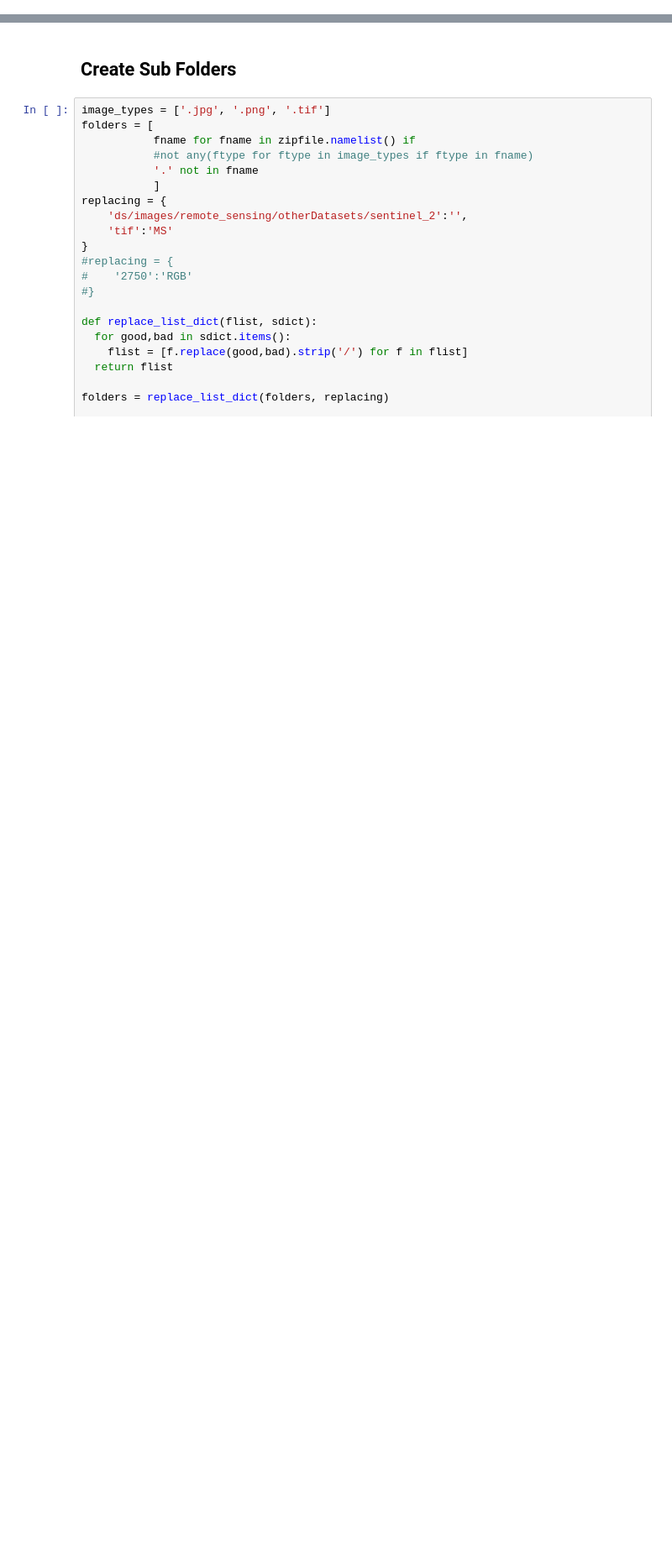
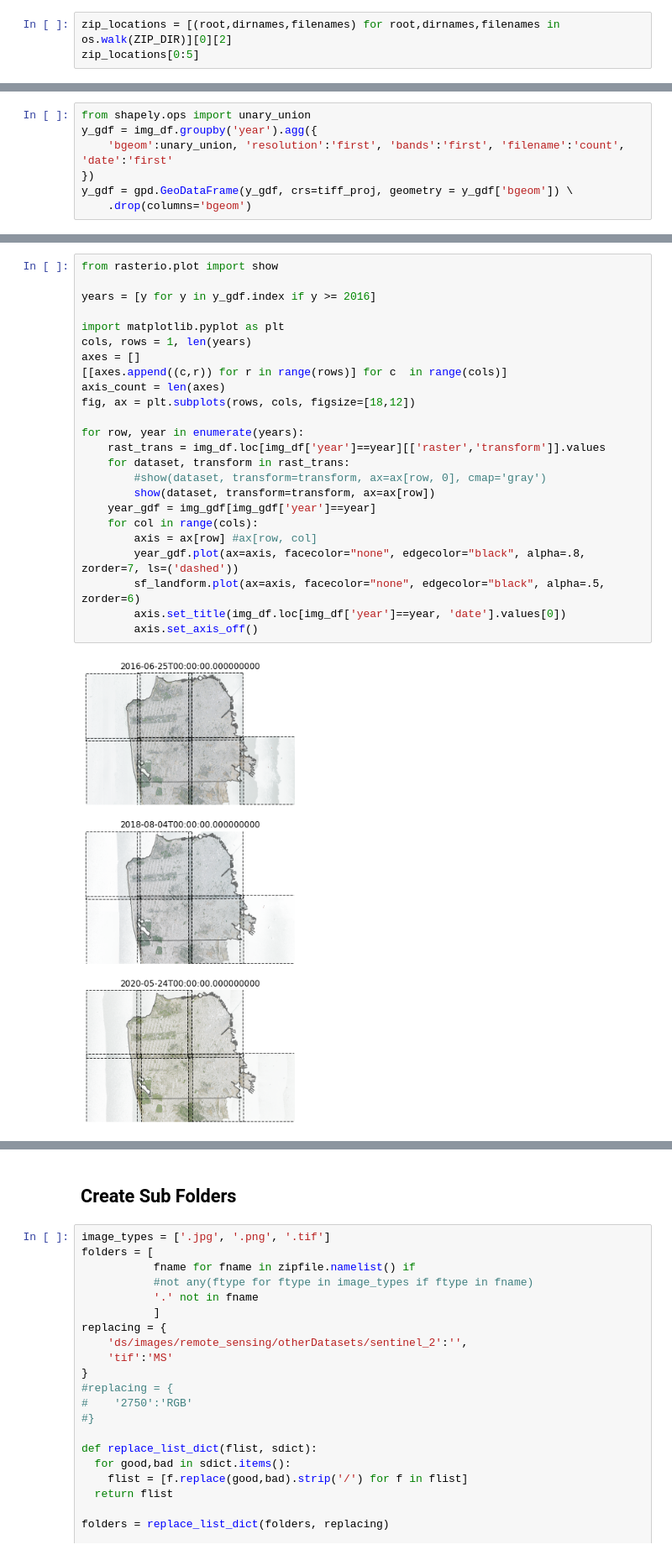
Before and after one commit to nelmsal/MUSA650_FinalProject_RightOfWayClassification, a Jupyter notebook: scripts/download_zipfile.ipynb, the cells around one changed output, grey strips where cells are left out. Shown at 84% size. Cells and saved outputs as stored; diff of their text form; blank space fills up the shorter version.

```diff
--- a/scripts/download_zipfile.ipynb
+++ b/scripts/download_zipfile.ipynb
@@ -135,0 +40,3 @@ sf_landform = gpd.GeoDataFrame(geometry=[sf_landform], crs=project_crs).to_crs(t
+# %%
+zip_locations = [(root,dirnames,filenames) for root,dirnames,filenames in os.walk(ZIP_DIR)][0][2]
+zip_locations[0:5]
@@ -135,0 +154,7 @@ sf_landform = gpd.GeoDataFrame(geometry=[sf_landform], crs=project_crs).to_crs(t
+# %%
+from shapely.ops import unary_union
+y_gdf = img_df.groupby('year').agg({
+    'bgeom':unary_union, 'resolution':'first', 'bands':'first', 'filename':'count', 'date':'first'
+})
+y_gdf = gpd.GeoDataFrame(y_gdf, crs=tiff_proj, geometry = y_gdf['bgeom']) \
+    .drop(columns='bgeom')
@@ -135,0 +234,26 @@ sf_landform = gpd.GeoDataFrame(geometry=[sf_landform], crs=project_crs).to_crs(t
+# %%
+from rasterio.plot import show
+
+years = [y for y in y_gdf.index if y >= 2016]
+
+import matplotlib.pyplot as plt
+cols, rows = 1, len(years)
+axes = []
+[[axes.append((c,r)) for r in range(rows)] for c  in range(cols)]
+axis_count = len(axes)
+fig, ax = plt.subplots(rows, cols, figsize=[18,12])
+
+for row, year in enumerate(years):
+    rast_trans = img_df.loc[img_df['year']==year][['raster','transform']].values
+    for dataset, transform in rast_trans:
+        #show(dataset, transform=transform, ax=ax[row, 0], cmap='gray')
+        show(dataset, transform=transform, ax=ax[row])
+    year_gdf = img_gdf[img_gdf['year']==year]
+    for col in range(cols):
+        axis = ax[row] #ax[row, col]
+        year_gdf.plot(ax=axis, facecolor="none", edgecolor="black", alpha=.8, zorder=7, ls=('dashed'))
+        sf_landform.plot(ax=axis, facecolor="none", edgecolor="black", alpha=.5, zorder=6)
+        axis.set_title(img_df.loc[img_df['year']==year, 'date'].values[0])
+        axis.set_axis_off()
+# %% [output]
+[figure, added]
```
Also changed, not shown: parts of 41 cells of this notebook, 4 other files.
